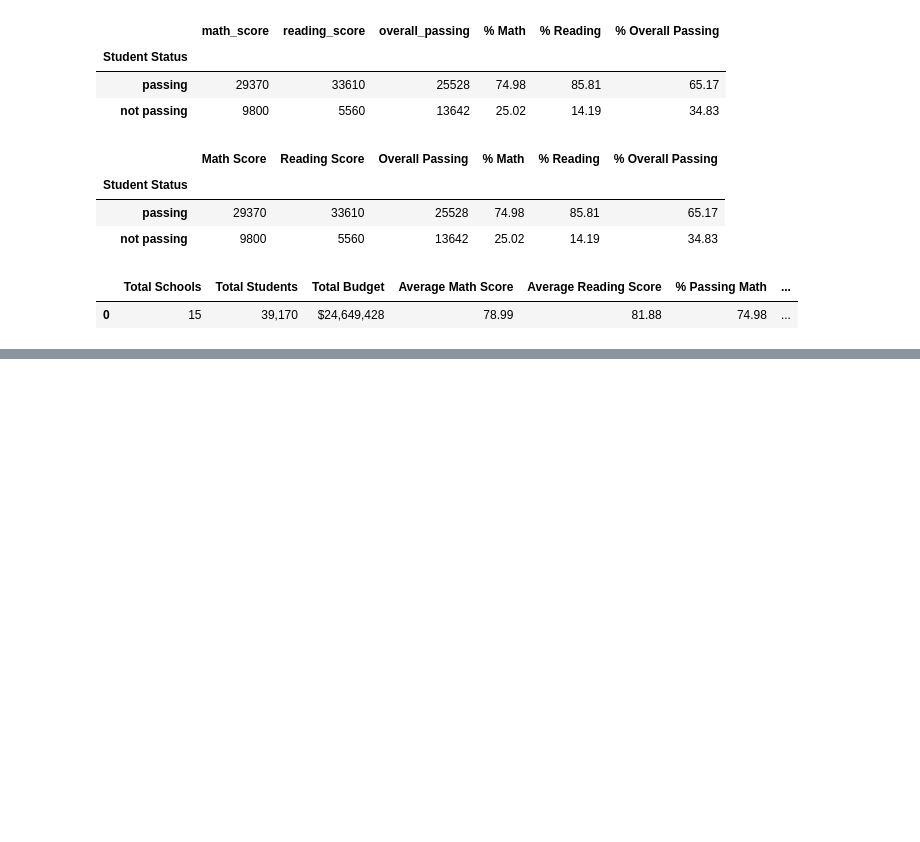
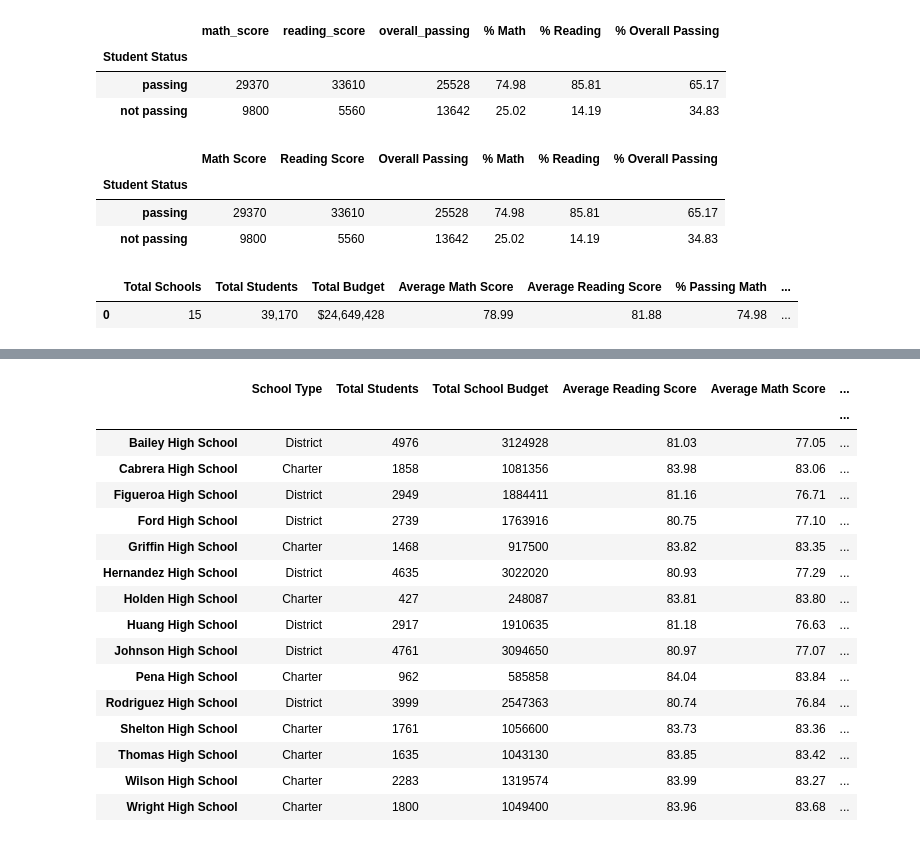
Before and after one commit to rromang/pandas-analysis, a Jupyter notebook: PyCitySchools/pycityschools.ipynb, the cells around one changed output, grey strips where cells are left out. Drawn from its saved outputs; the diff is of its cells as text; code cells hidden in the pictures; blank space fills up the shorter version.

```diff
--- a/PyCitySchools/pycityschools.ipynb
+++ b/PyCitySchools/pycityschools.ipynb
@@ -275,0 +300,5 @@ school_student_df
+# %%
+combined_district_df = combined_district_df.drop('School ID', axis=1)
+combined_district_df = combined_district_df.set_index(['school_name'])
+combined_district_df = combined_district_df.sort_index(ascending=True)
+combined_district_df
@@ -275,0 +323,5 @@ school_student_df
+# %%
+combined_district_df = combined_district_df.rename(columns={"type": "School Type", "size": "Total Students", "budget": "Total School Budget","math_score": "Average Math Score","reading_score": "Average Reading Score"})
+combined_district_df.index.names = [""]
+# combined_district_df = combined_district_df.astype({'Total School Budget': 'int32'}).dtypes#"${:,}".format(combined_district_df['Total School Budget'])
+combined_district_df
@@ -275,0 +346,21 @@ school_student_df
+# %%
+combined_district_df['Per Student Budget'] = combined_district_df['Total School Budget']/combined_district_df['Total Students']
+combined_district_df
+# %% [output]
+|  | School Type | Total Students | Total School Budget | Average Reading Score | Average Math Score | ... |
+|  |  |  |  |  |  | ... |
+| Bailey High School | District | 4976 | 3124928 | 81.03 | 77.05 | ... |
+| Cabrera High School | Charter | 1858 | 1081356 | 83.98 | 83.06 | ... |
+| Figueroa High School | District | 2949 | 1884411 | 81.16 | 76.71 | ... |
+| Ford High School | District | 2739 | 1763916 | 80.75 | 77.10 | ... |
+| Griffin High School | Charter | 1468 | 917500 | 83.82 | 83.35 | ... |
+| Hernandez High School | District | 4635 | 3022020 | 80.93 | 77.29 | ... |
+| Holden High School | Charter | 427 | 248087 | 83.81 | 83.80 | ... |
+| Huang High School | District | 2917 | 1910635 | 81.18 | 76.63 | ... |
+| Johnson High School | District | 4761 | 3094650 | 80.97 | 77.07 | ... |
+| Pena High School | Charter | 962 | 585858 | 84.04 | 83.84 | ... |
+| Rodriguez High School | District | 3999 | 2547363 | 80.74 | 76.84 | ... |
+| Shelton High School | Charter | 1761 | 1056600 | 83.73 | 83.36 | ... |
+| Thomas High School | Charter | 1635 | 1043130 | 83.85 | 83.42 | ... |
+| Wilson High School | Charter | 2283 | 1319574 | 83.99 | 83.27 | ... |
+| Wright High School | Charter | 1800 | 1049400 | 83.96 | 83.68 | ... |
```
Also changed, not shown: parts of 11 cells of this notebook.
